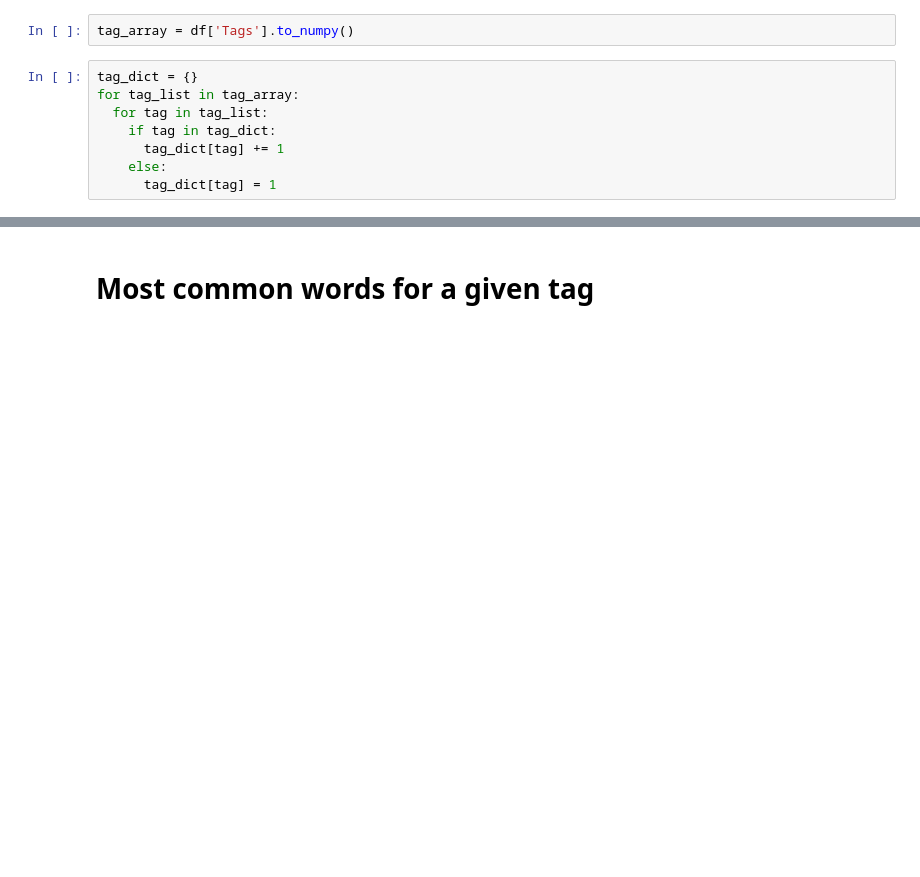
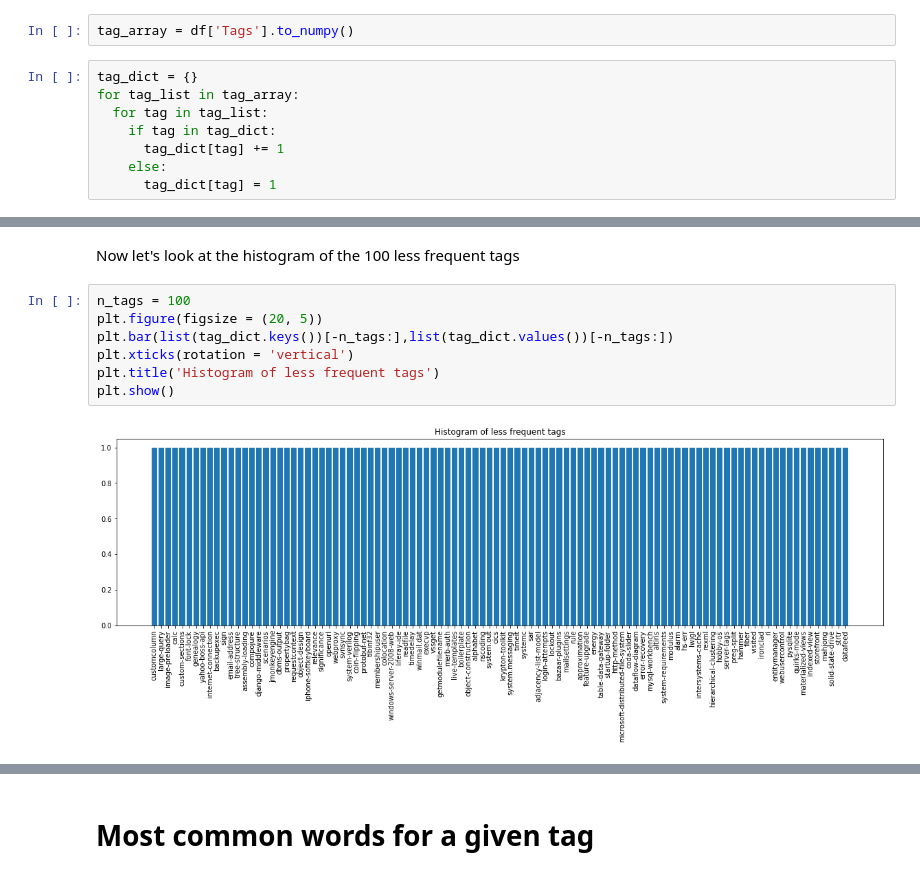
Before and after one commit to fudmhz/TP5-Stackoverflow, a Jupyter notebook: TP5_exploratory_analysis.ipynb, the cells around one changed output, grey strips where cells are left out. Drawn from its saved outputs; the diff is of its cells as text; blank space fills up the shorter version.

```diff
--- a/TP5_exploratory_analysis.ipynb
+++ b/TP5_exploratory_analysis.ipynb
@@ -89,0 +105,11 @@ plt.show()
+# %% [markdown]
+Now let's look at the histogram of the 100 less frequent tags
+# %%
+n_tags = 100
+plt.figure(figsize = (20, 5))
+plt.bar(list(tag_dict.keys())[-n_tags:],list(tag_dict.values())[-n_tags:])
+plt.xticks(rotation = 'vertical')
+plt.title('Histogram of less frequent tags')
+plt.show()
+# %% [output]
+[figure, added]
```
Also changed, not shown: parts of 39 cells of this notebook.
